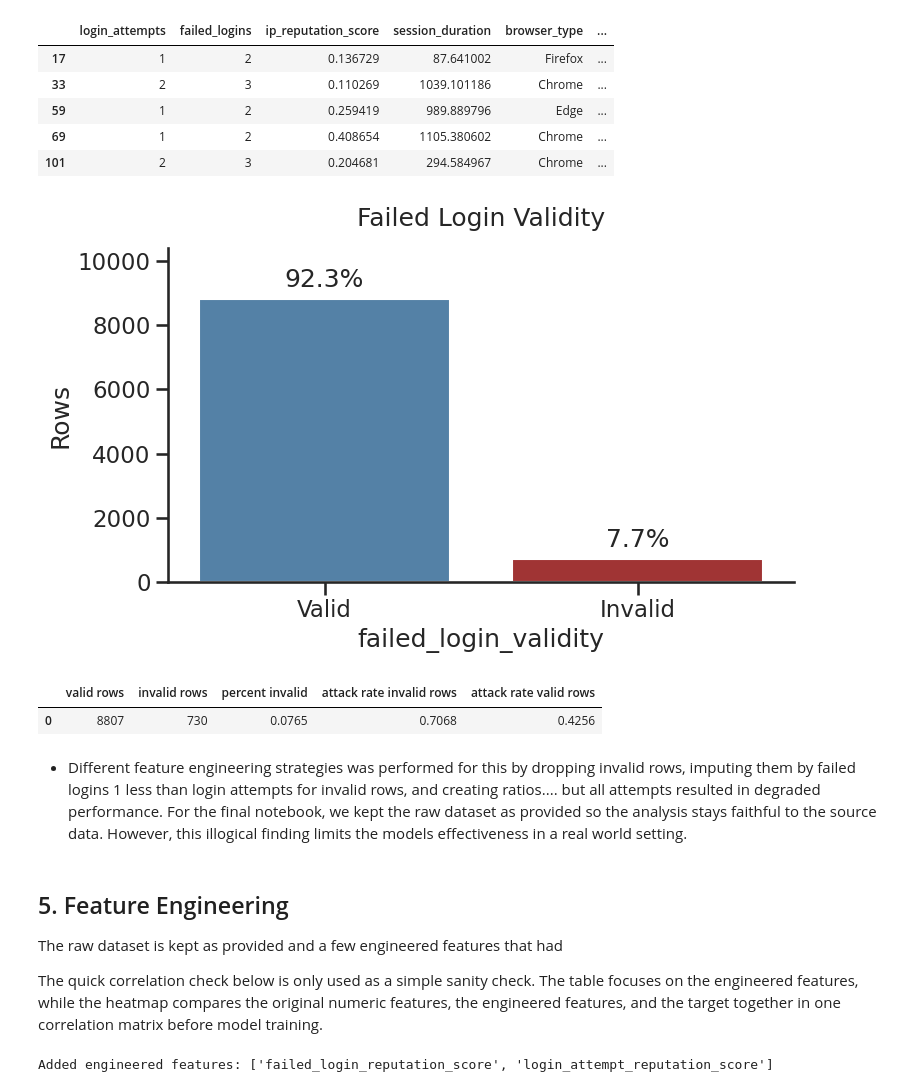
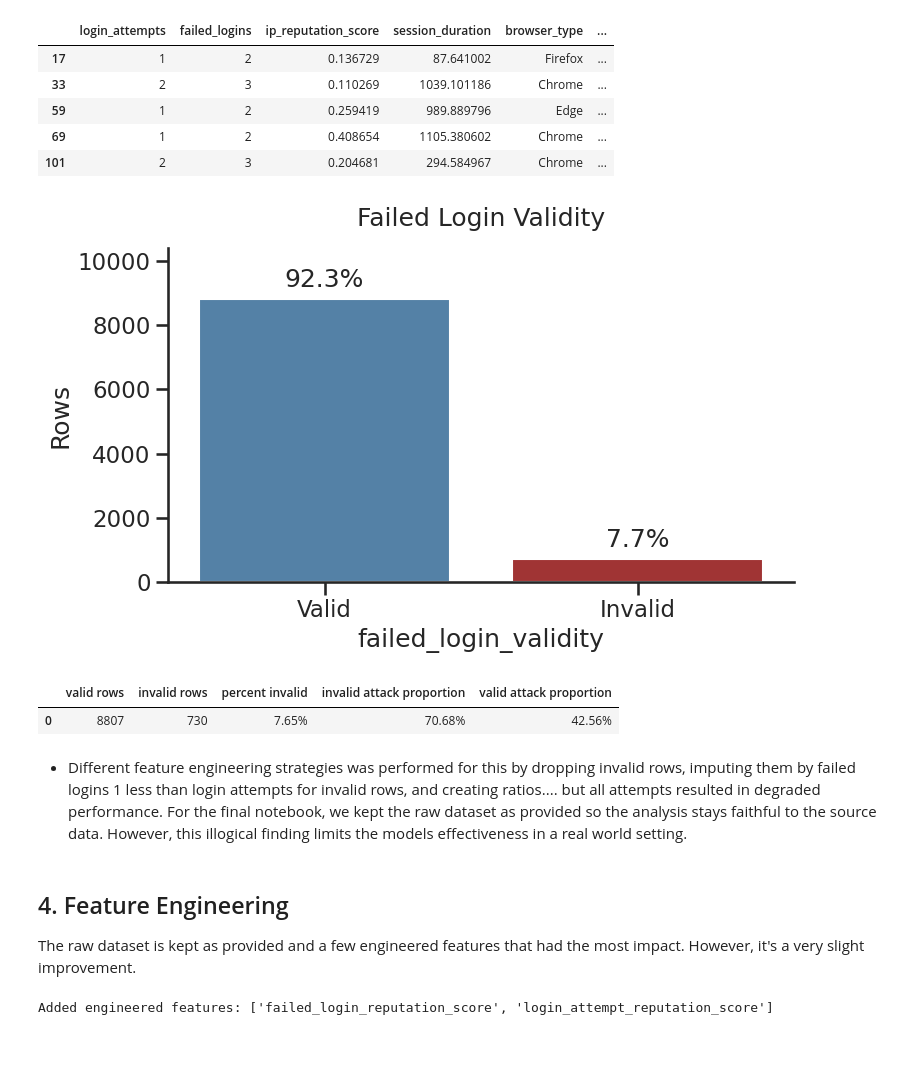
Before and after one commit to Pdmurphy2/intrusion-detection-ml, a Jupyter notebook: pat_model/pat_showcase.ipynb, the cells around one changed output. Saved outputs shown, nothing was run; the diff lists cells and outputs as text; code cells hidden in the pictures; blank space fills up the shorter version.

```diff
--- a/pat_model/pat_showcase.ipynb
+++ b/pat_model/pat_showcase.ipynb
@@ -251,43 +253,45 @@ Sample of invalid rows:
 # %%
 # Display valid / invalid visual
 plt.figure(figsize=(8, 5))
 ax = sns.countplot(data=eda_plot_df, x="failed_login_validity", hue="failed_login_validity", hue_order=["Valid", "Invalid"], palette={"Valid": "steelblue", "Invalid": "firebrick"})
 max_count = eda_plot_df["failed_login_validity"].value_counts().max()
 ax.set_ylim(0, max_count * 1.18)
 plt.title("Failed Login Validity", pad=16)
 plt.ylabel("Rows")
 total_rows = len(eda_plot_df)
 for p in ax.patches:
     height = p.get_height()
     pct = height / total_rows * 100
-    ax.annotate(
-        f"{pct:.1f}%",
-        (p.get_x() + p.get_width() / 2, height), ha="center", va="bottom", xytext=(0, 5), textcoords="offset points")
+    ax.annotate(f"{pct:.1f}%", (p.get_x() + p.get_width() / 2, height), ha="center", va="bottom", xytext=(0, 5), textcoords="offset points")
 sns.despine()
 plt.tight_layout()
 plt.show()
 
 # Display summary of valid / invalid failed logins
 invalid_summary = pd.DataFrame([
     {
-        "valid rows": len(valid_rows),
+        "valid rows": len(eda_plot_df.loc[eda_plot_df["failed_logins"] <= eda_plot_df["login_attempts"]].copy()),
         "invalid rows": len(invalid_rows),
-        "percent invalid": len(invalid_rows) / len(raw_intrusion_df),
-        "attack rate invalid rows": invalid_rows[TARGET_COLUMN].mean(),
-        "attack rate valid rows": raw_intrusion_df.loc[raw_intrusion_df["failed_logins"] <= raw_intrusion_df["login_attempts"], TARGET_COLUMN].mean(),
+        "percent invalid": len(invalid_rows) / len(eda_plot_df),
+        "invalid attack proportion": invalid_rows[TARGET_COLUMN].mean(),
+        "valid attack proportion": eda_plot_df.loc[eda_plot_df["failed_logins"] <= eda_plot_df["login_attempts"], TARGET_COLUMN].mean(),
     }
 ])
-display(invalid_summary.round(4))
+display(
+    invalid_summary.style.format({
+        "percent invalid": "{:.2%}",
+        "invalid attack proportion": "{:.2%}",
+        "valid attack proportion": "{:.2%}",
+    })
+)
 # %% [output]
 [figure]
-|  | valid rows | invalid rows | percent invalid | attack rate invalid rows | attack rate valid rows |
-| 0 | 8807 | 730 | 0.0765 | 0.7068 | 0.4256 |
+|  | valid rows | invalid rows | percent invalid | invalid attack proportion | valid attack proportion |
+| 0 | 8807 | 730 | 7.65% | 70.68% | 42.56% |
 # %% [markdown]
 * Different feature engineering strategies was performed for this by dropping invalid rows, imputing them by failed logins 1 less than login attempts for invalid rows, and creating ratios.... but all attempts resulted in degraded performance. For the final notebook, we kept the raw dataset as provided so the analysis stays faithful to the source data. However, this illogical finding limits the models effectiveness in a real world setting.
 # %% [markdown]
-## 5. Feature Engineering
+## 4. Feature Engineering
 
-The raw dataset is kept as provided and a few engineered features that had
-
-The quick correlation check below is only used as a simple sanity check. The table focuses on the engineered features, while the heatmap compares the original numeric features, the engineered features, and the target together in one correlation matrix before model training.
+The raw dataset is kept as provided and a few engineered features that had the most impact. However, it's a very slight improvement.
 # %%
```
Also changed, not shown: parts of 33 cells of this notebook, 4 other files.
